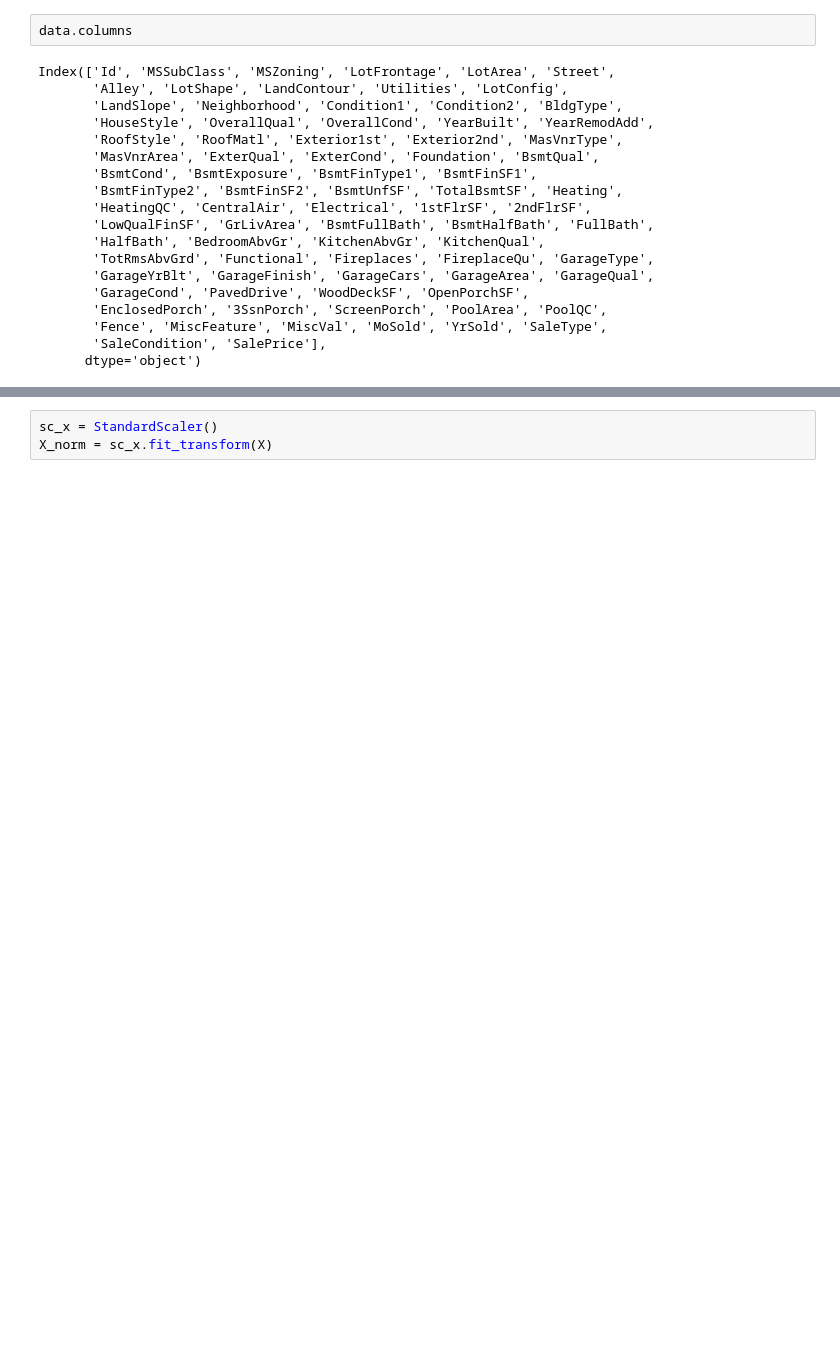
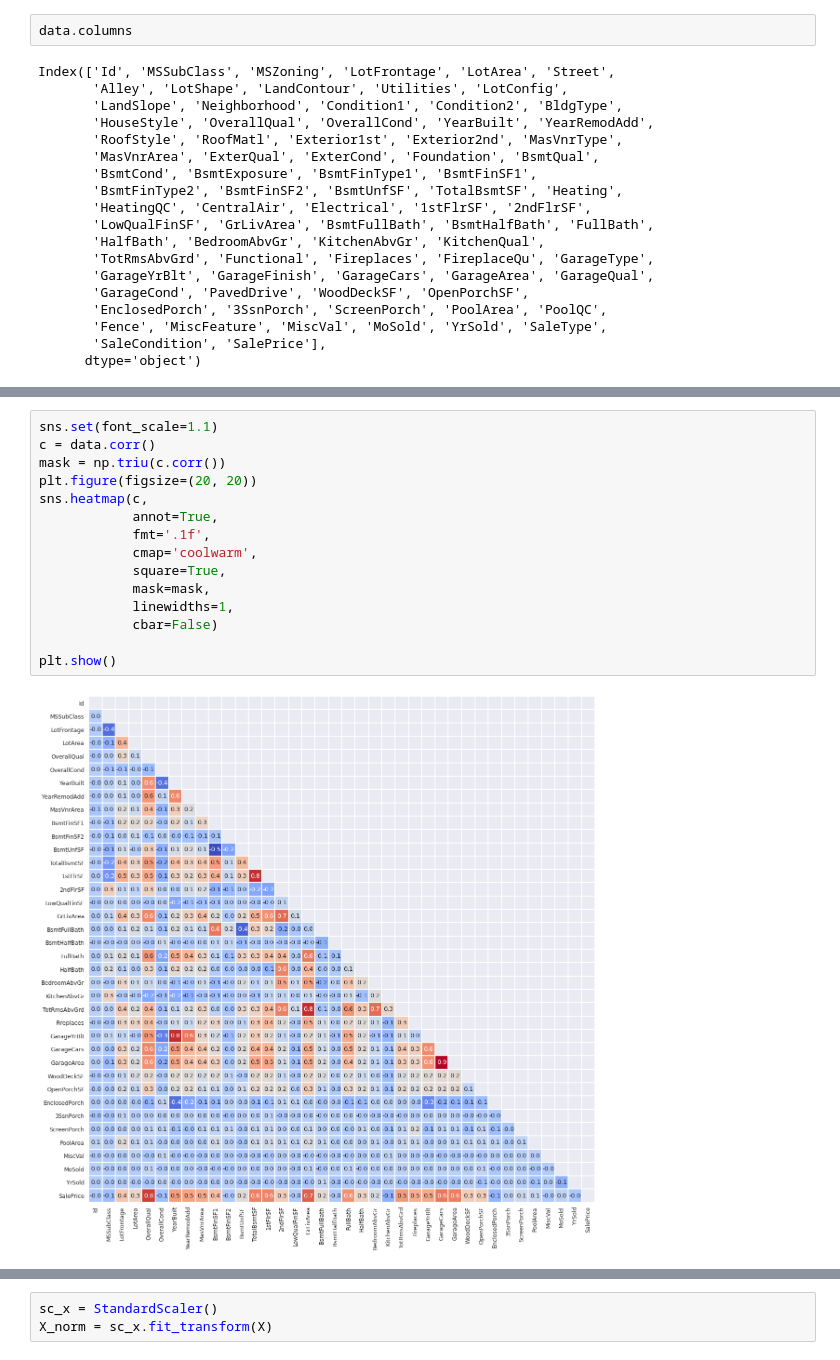
Before and after one commit to as1mple/labs_ds_courses, a Jupyter notebook: Predict_house_price.ipynb, the cells around one changed output, grey strips where cells are left out. Drawn from its saved outputs; the diff is of its cells as text; blank space fills up the shorter version.

```diff
--- a/Predict_house_price.ipynb
+++ b/Predict_house_price.ipynb
@@ -52,0 +77,17 @@ Index(['Id', 'MSSubClass', 'MSZoning', 'LotFrontage', 'LotArea', 'Street',
+# %%
+sns.set(font_scale=1.1)
+c = data.corr()
+mask = np.triu(c.corr())
+plt.figure(figsize=(20, 20))
+sns.heatmap(c,
+            annot=True,
+            fmt='.1f',
+            cmap='coolwarm',
+            square=True,
+            mask=mask,
+            linewidths=1,
+            cbar=False)
+
+plt.show()
+# %% [output]
+[figure, added]
```
Also changed, not shown: parts of 18 cells of this notebook.
